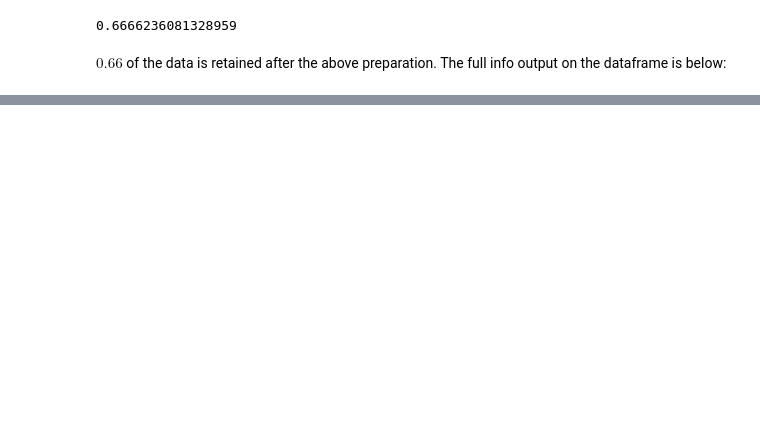
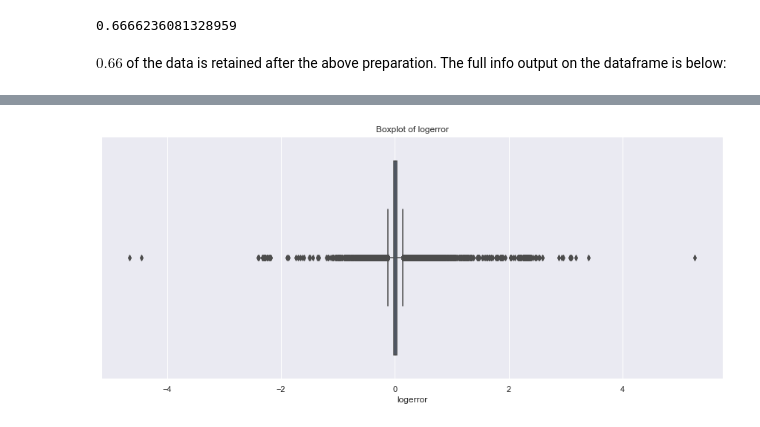
Before and after one commit to stephenfitzsimon/zillow_clustering_project, a Jupyter notebook: final_report.ipynb, the cells around one changed output, grey strips where cells are left out. Saved outputs shown, nothing was run; the diff lists cells and outputs as text; code cells hidden in the pictures; blank space fills up the shorter version.

Commit message:
edited final up to end of explore

```diff
--- a/final_report.ipynb
+++ b/final_report.ipynb
@@ -210,0 +268,5 @@ info_df.set_index('subset')
+# %%
+# plot a boxplot of the logerror
+explore_zillow.plot_boxplot(df, column_name='logerror', title_str='Boxplot of logerror')
+# %% [output]
+[figure, added]
```
Also changed, not shown: parts of 104 cells of this notebook, 3 other files.
